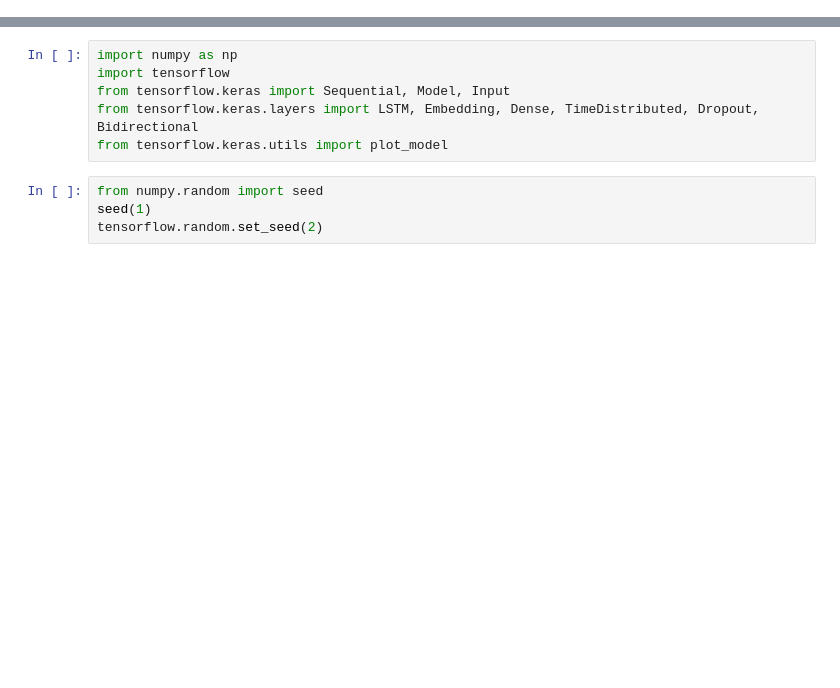
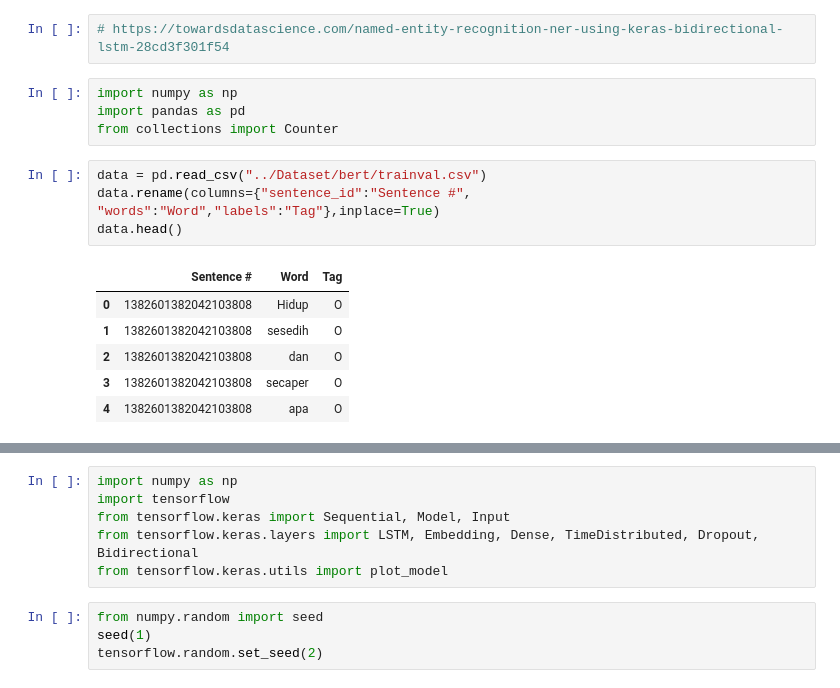
Before and after one commit to anwarfarihin/ner-idn-tweet, a Jupyter notebook: Model/bilstm_keras.ipynb, the cells around one changed output, grey strips where cells are left out. Drawn from its saved outputs; the diff is of its cells as text; blank space fills up the shorter version.

```diff
--- a/Model/bilstm_keras.ipynb
+++ b/Model/bilstm_keras.ipynb
@@ -1 +1,18 @@
+# %%
+# https://towardsdatascience.com/named-entity-recognition-ner-using-keras-bidirectional-lstm-28cd3f301f54
+# %%
+import numpy as np
+import pandas as pd
+from collections import Counter
+# %%
+data = pd.read_csv("../Dataset/bert/trainval.csv")
+data.rename(columns={"sentence_id":"Sentence #", "words":"Word","labels":"Tag"},inplace=True)
+data.head()
+# %% [output]
+|  | Sentence # | Word | Tag |
+| 0 | 1382601382042103808 | Hidup | O |
+| 1 | 1382601382042103808 | sesedih | O |
+| 2 | 1382601382042103808 | dan | O |
+| 3 | 1382601382042103808 | secaper | O |
+| 4 | 1382601382042103808 | apa | O |
 # %%
```
Also changed, not shown: parts of 12 cells of this notebook, 19 other files.
